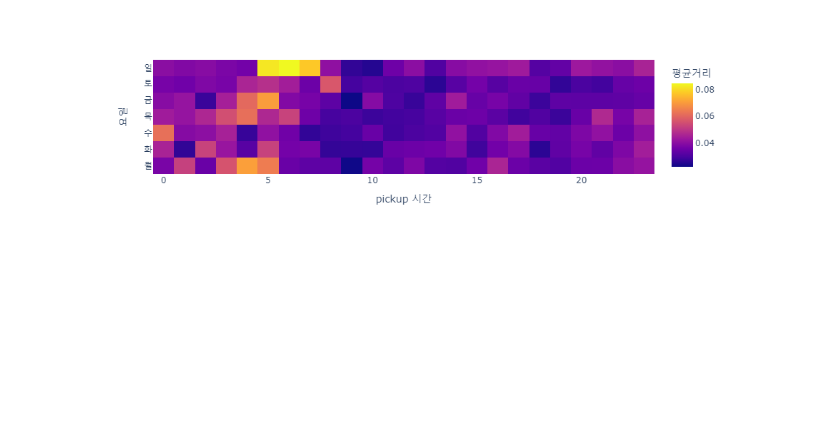
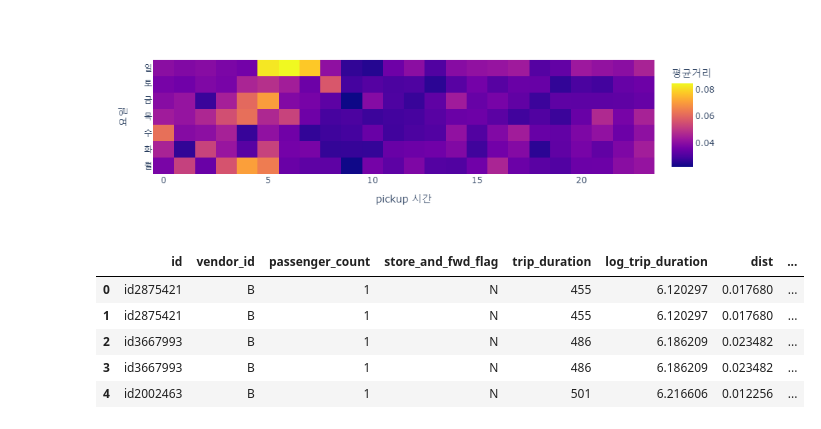
Before and after one commit to woojung23/final_term, a Jupyter notebook: finaltest.ipynb, the cells around one changed output. Saved outputs shown, nothing was run; the diff lists cells and outputs as text; code cells hidden in the pictures; blank space fills up the shorter version.

```diff
--- a/finaltest.ipynb
+++ b/finaltest.ipynb
@@ -97,3 +97,21 @@ fig2 = fig2.update_layout(
 fig2
 # %% [output]
 [figure]
+# %%
+pcol = ['pickup_datetime', 'pickup_longitude', 'pickup_latitude', 'pickup_hour']
+dcol = ['dropoff_datetime', 'dropoff_longitude', 'dropoff_latitude', 'dropoff_hour']
+def transform(df):
+    pickup = df.loc[:,['id']+pcol].set_axis(['id', 'datetime', 'longitude', 'latitude', 'hour'],axis=1).assign(type = 'pickup')
+    dropoff = df.loc[:,['id']+dcol].set_axis(['id', 'datetime', 'longitude', 'latitude', 'hour'],axis=1).assign(type = 'dropoff')
+    return pd.concat([pickup,dropoff],axis=0)
+df_left = df_small.drop(pcol+dcol,axis=1)
+df_right = pd.concat([transform(df) for i, df in df_small.groupby('id')]).reset_index(drop=True)
+df_small2 = df_left.merge(df_right)
+df_small2.head()
+# %% [output]
+|  | id | vendor_id | passenger_count | store_and_fwd_flag | trip_duration | log_trip_duration | dist | ... |
+| 0 | id2875421 | B | 1 | N | 455 | 6.120297 | 0.017680 | ... |
+| 1 | id2875421 | B | 1 | N | 455 | 6.120297 | 0.017680 | ... |
+| 2 | id3667993 | B | 1 | N | 486 | 6.186209 | 0.023482 | ... |
+| 3 | id3667993 | B | 1 | N | 486 | 6.186209 | 0.023482 | ... |
+| 4 | id2002463 | B | 1 | N | 501 | 6.216606 | 0.012256 | ... |
```
Also changed, not shown: parts of 2 cells of this notebook, 2 other files.
